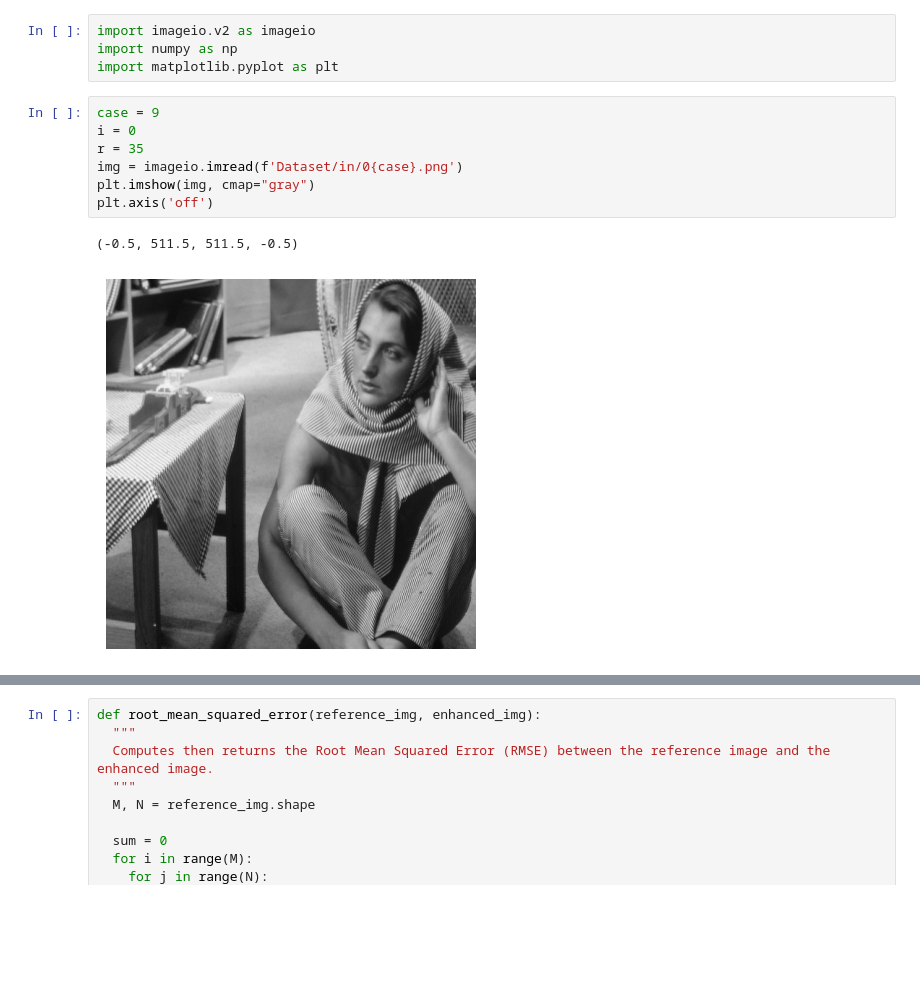
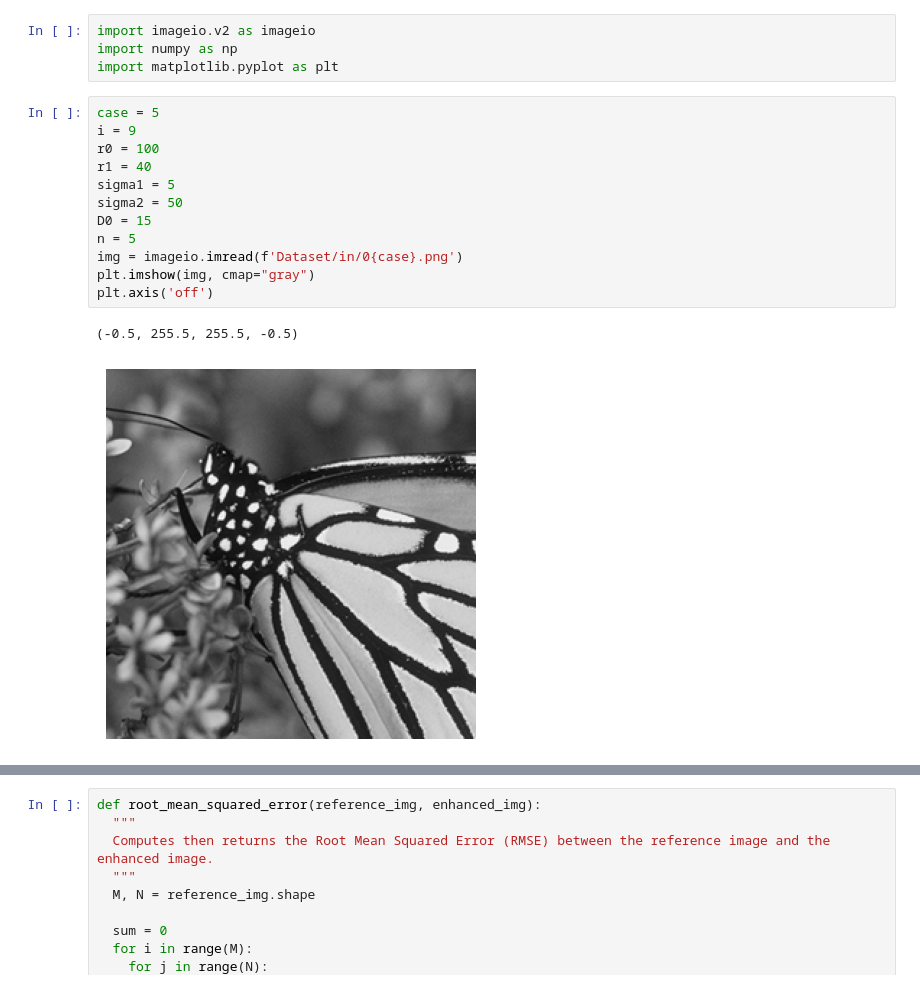
Before and after one commit to lucsmachado/imageproc, a Jupyter notebook: assignment02/fft_test.ipynb, the cells around one changed output, grey strips where cells are left out. Cells and saved outputs as stored; diff of their text form; blank space fills up the shorter version.

```diff
--- a/assignment02/fft_test.ipynb
+++ b/assignment02/fft_test.ipynb
@@ -3,15 +3,20 @@ import imageio.v2 as imageio
 import numpy as np
 import matplotlib.pyplot as plt
 # %%
-case = 9
-i = 0
-r = 35
+case = 5
+i = 9
+r0 = 100
+r1 = 40
+sigma1 = 5
+sigma2 = 50
+D0 = 15
+n = 5
 img = imageio.imread(f'Dataset/in/0{case}.png')
 plt.imshow(img, cmap="gray")
 plt.axis('off')
 # %% [output]
-(-0.5, 511.5, 511.5, -0.5)
+(-0.5, 255.5, 255.5, -0.5)
-[figure, old version]
+[figure, new version]
 # %%
 def get_fft(img):
     return np.fft.fftshift(np.fft.fft2(img))
```
Also changed, not shown: parts of 6 cells of this notebook, 1 other file.
